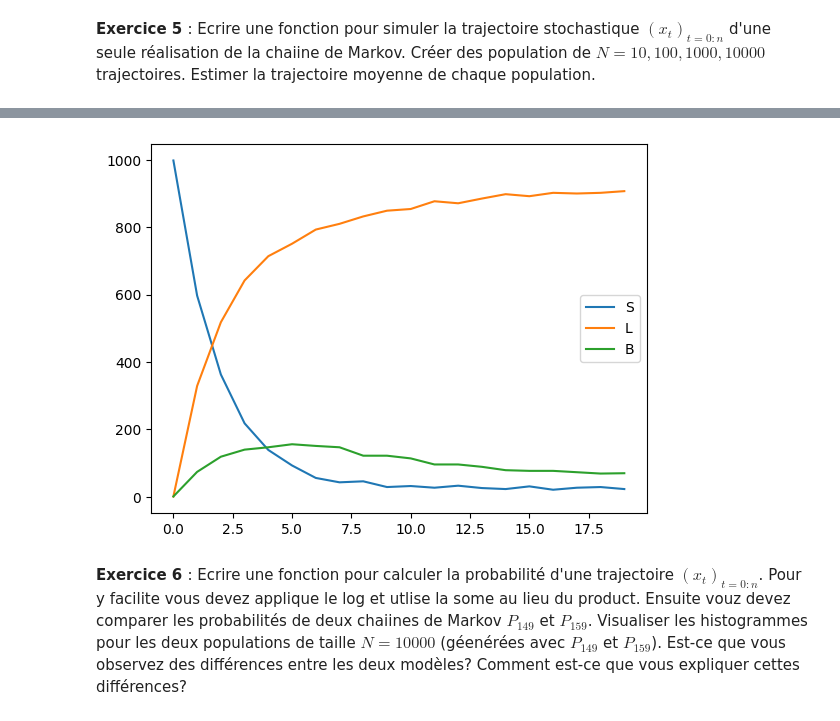
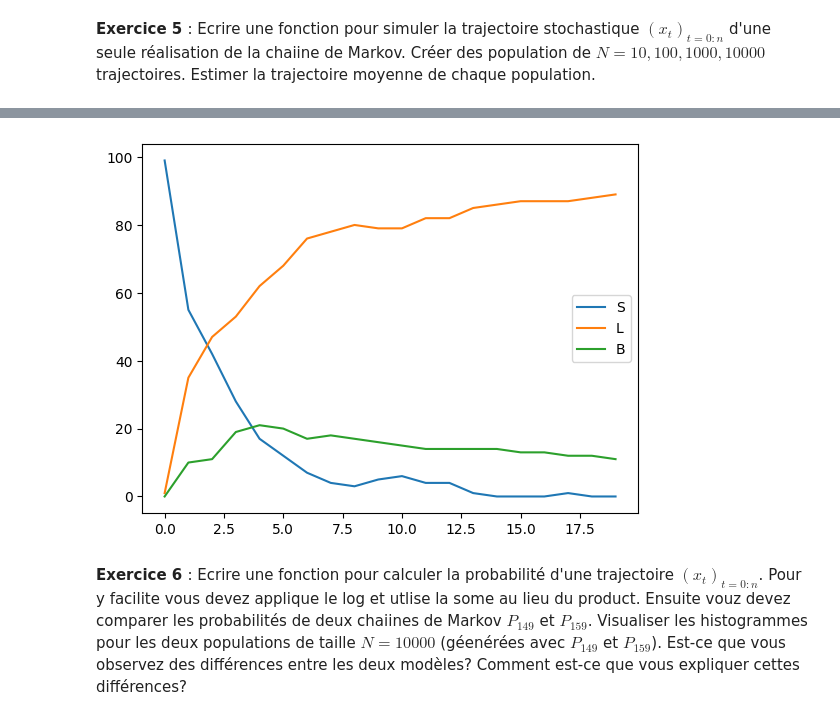
Before and after one commit to slietar/su-courses, a Jupyter notebook: sbas/tme4/tme4.ipynb, the cells around one changed output, grey strips where cells are left out. Saved outputs shown, nothing was run; the diff lists cells and outputs as text; code cells hidden in the pictures.

```diff
--- a/sbas/tme4/tme4.ipynb
+++ b/sbas/tme4/tme4.ipynb
@@ -304,7 +304,7 @@ def plotTrajectory(t: np.ndarray):
 # %%
-plotTrajectory(Trajectoire_moy(20, pi1, p_149, 1000))
+plotTrajectory(Trajectoire_moy(20, pi1, p_149, 100))
 # %% [output]
-[figure, old version]
+[figure, new version]
 # %% [markdown]
 <b> Exercice 6 </b>:
 Ecrire une fonction pour calculer la probabilité d'une trajectoire
```
Also changed, not shown: parts of 2 cells of this notebook, 1 other file.
